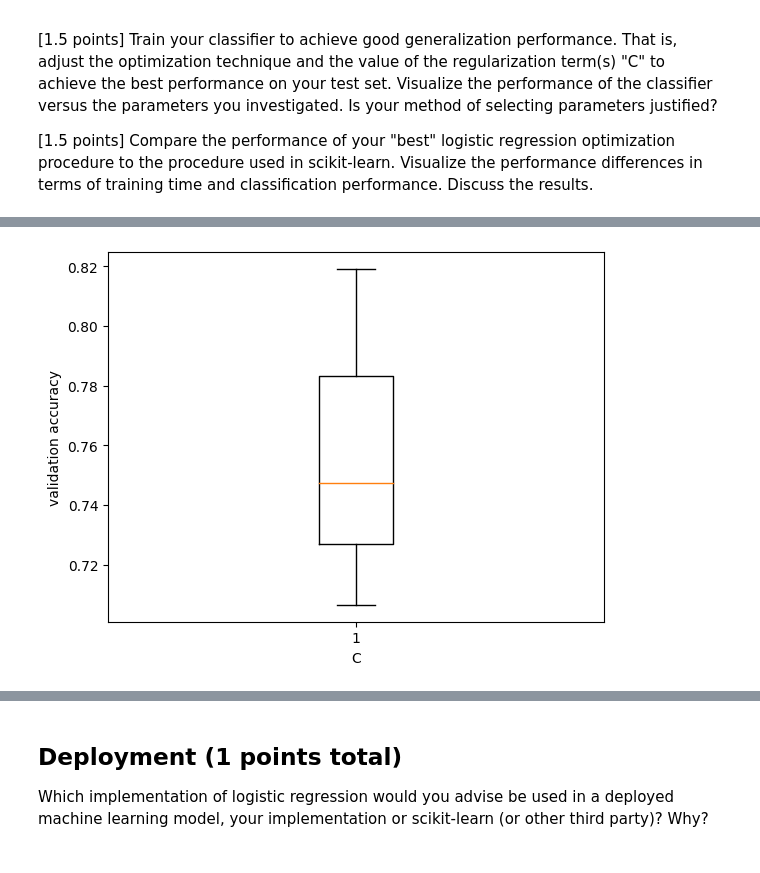
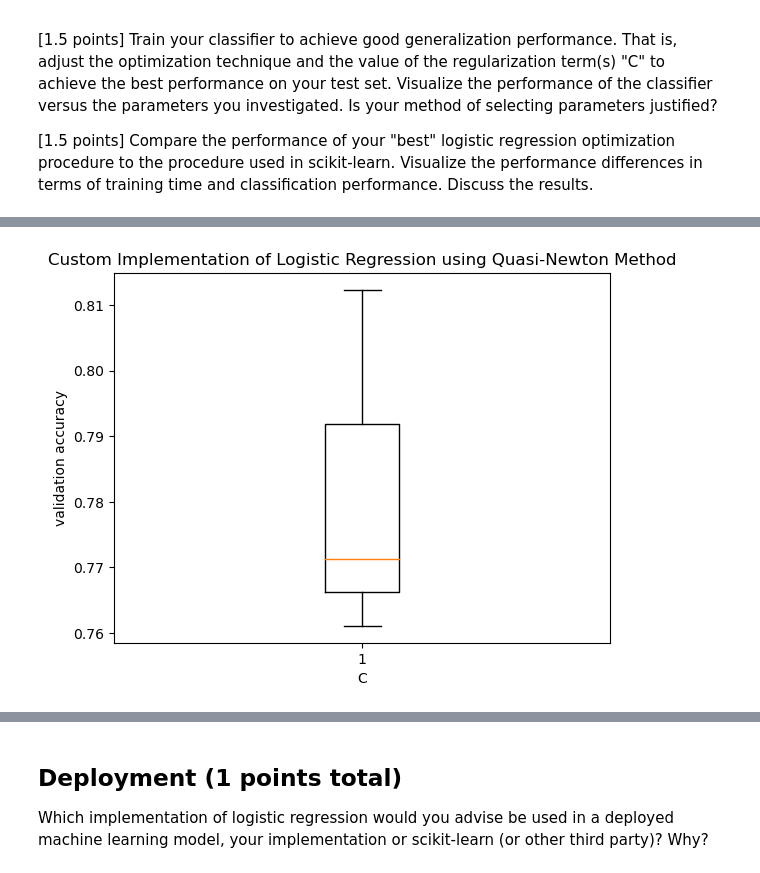
Before and after one commit to bennyandthejetss/ML_Lab3, a Jupyter notebook: Lab3.ipynb, the cells around one changed output, grey strips where cells are left out. Cells and saved outputs as stored; diff of their text form; code cells hidden in the pictures.

```diff
--- a/Lab3.ipynb
+++ b/Lab3.ipynb
@@ -524,9 +550,11 @@ Wall time: 177 ms
 # %%
 %%time
-bestOptimization = lr_explor(.0004,BFGSBinaryLogisticRegression)
+bestOptimization = lr_explor(.0008,BFGSBinaryLogisticRegression)
+plt.title("Custom Implementation of Logistic Regression using Quasi-Newton Method")
 plt.boxplot(bestOptimization)
 plt.xlabel('C')
 plt.ylabel('validation accuracy')
 plt.show()
+print('Average Accuracy Over 3 Iterations: ',np.mean(bestOptimization))
 # %% [output]
-[figure, old version]
+[figure, new version]
```
Also changed, not shown: parts of 9 cells of this notebook.
